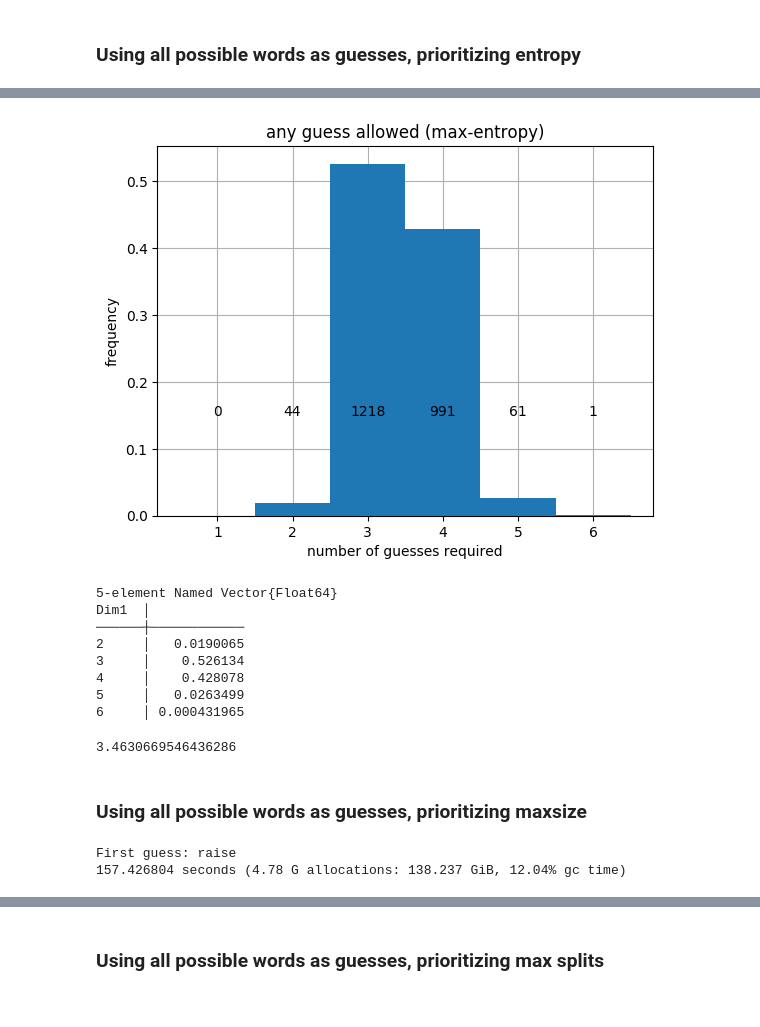
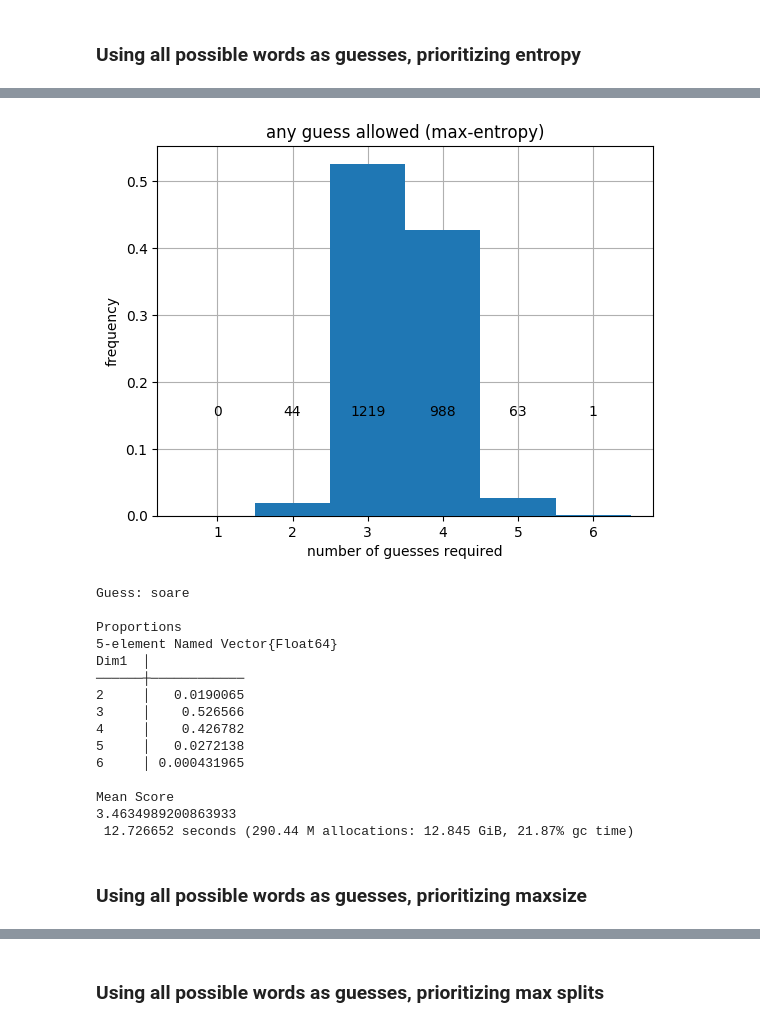
Before and after one commit to LaurentLessard/wordlesolver, a Jupyter notebook: performance.ipynb, the cells around one changed output, grey strips where cells are left out. Saved outputs shown, nothing was run; the diff lists cells and outputs as text; code cells hidden in the pictures.

```diff
--- a/performance.ipynb
+++ b/performance.ipynb
@@ -125,30 +154,25 @@ First guess: soare
-# %%
-plot_num_turns(
-    turns_all_ent,
-    title_text="any guess allowed (max-entropy)",
-    saved_filename="strat_using_any_guess_prioritize_entropy.png"
-)
-# %% [output]
-[figure, removed]
-# %%
-prop(freqtable(turns_all_ent))
-# %% [output]
-5-element Named Vector{Float64}
-Dim1  │
-──────┼────────────
-2     │   0.0190065
-3     │    0.526134
-4     │    0.428078
-5     │   0.0263499
-6     │ 0.000431965
-# %%
-Statistics.mean(turns_all_ent)
-# %% [output]
-3.4630669546436286
+# %%
+@time generate_stats(
+    guess_all_words = true,
+    hard_mode = false,
+    heuristic = PRIORITIZE_ENTROPY
+)
+# %% [output]
+[figure, added]
+Guess: soare
+
+Proportions
+5-element Named Vector{Float64}
+Dim1  │
+──────┼────────────
+2     │   0.0190065
+3     │    0.526566
+4     │    0.426782
+5     │   0.0272138
+6     │ 0.000431965
+
+Mean Score
+3.4634989200863933
+ 12.726652 seconds (290.44 M allocations: 12.845 GiB, 21.87% gc time)
 # %% [markdown]
 ### Using all possible words as guesses, prioritizing maxsize
-# %%
-turns_all = get_num_turns(ALL_WORD_IDXS, SOLUTION_WORD_IDXS, heuristic=PRIORITIZE_MAX_GROUP_SIZE);
-# %% [output]
-First guess: raise
-157.426804 seconds (4.78 G allocations: 138.237 GiB, 12.04% gc time)
```
Also changed, not shown: parts of 62 cells of this notebook, 18 other files.
